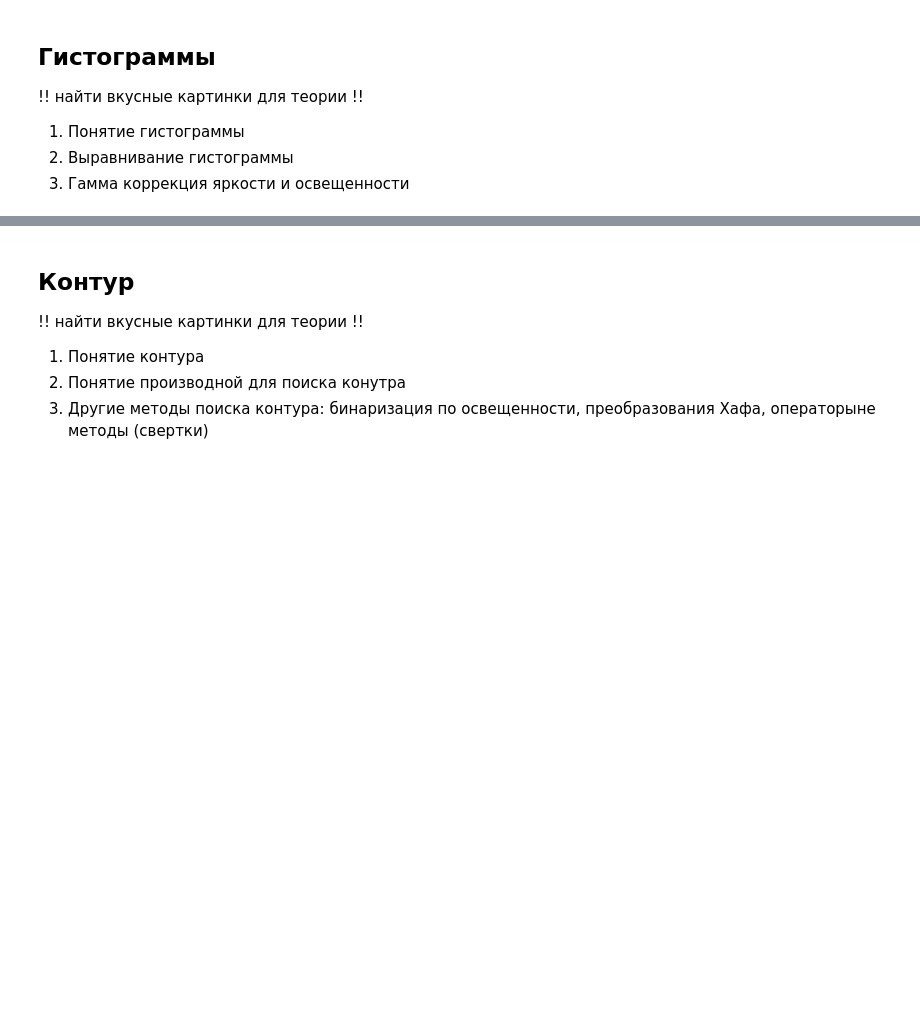
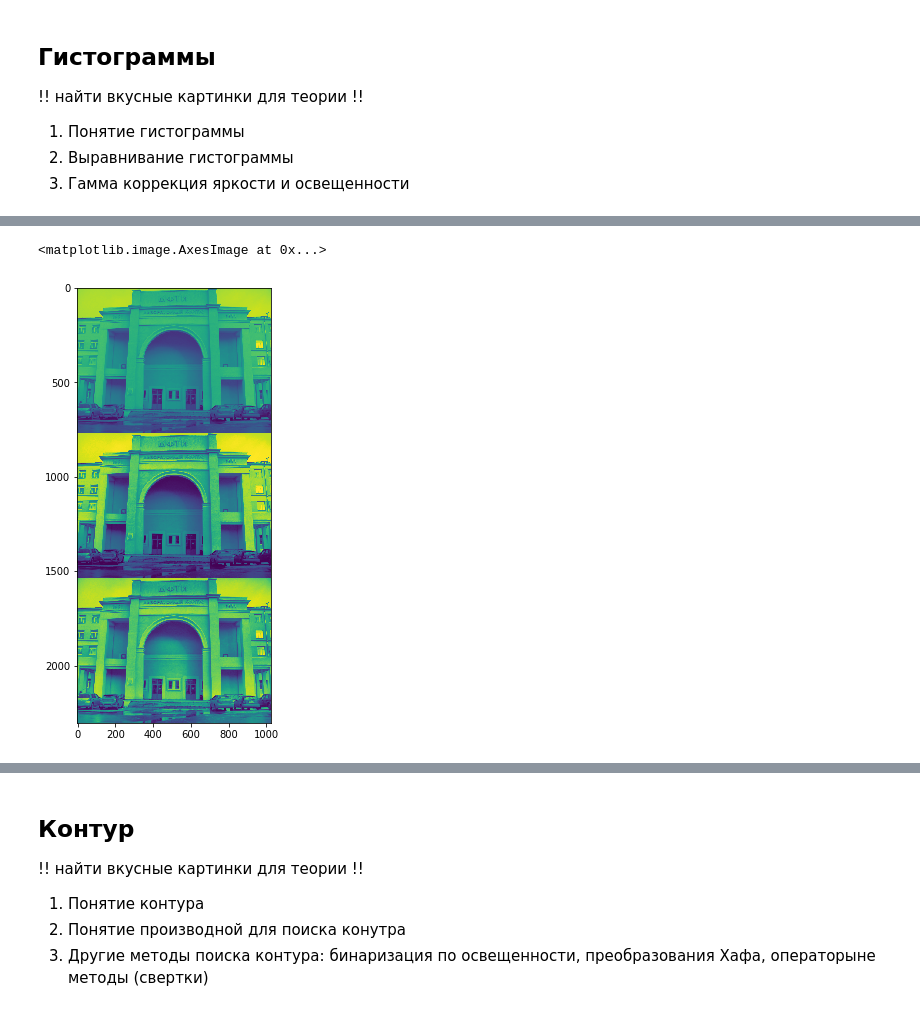
Before and after one commit to Keleas/CV_WOS, a Jupyter notebook: CV_ЗОШ/Lecture 1.ipynb, the cells around one changed output, grey strips where cells are left out. Drawn from its saved outputs; the diff is of its cells as text; code cells hidden in the pictures; blank space fills up the shorter version.

```diff
--- a/CV_ЗОШ/Lecture 1.ipynb
+++ b/CV_ЗОШ/Lecture 1.ipynb
@@ -326,0 +392,12 @@ len(list(dst[dst==255]))
+# %%
+gray = cv2.cvtColor(img.copy(), cv2.COLOR_RGB2GRAY)
+equ = cv2.equalizeHist(gray)
+clahe = cv2.createCLAHE(clipLimit=2.0, tileGridSize=(8,8))
+cl1 = clahe.apply(gray)
+
+res = np.vstack((gray,equ, cl1)) #stacking images side-by-side
+plt.figure(figsize=(12,8))
+plt.imshow(res)
+# %% [output]
+<matplotlib.image.AxesImage at 0x...>
+[figure, added]
```
Also changed, not shown: parts of 10 cells of this notebook.
